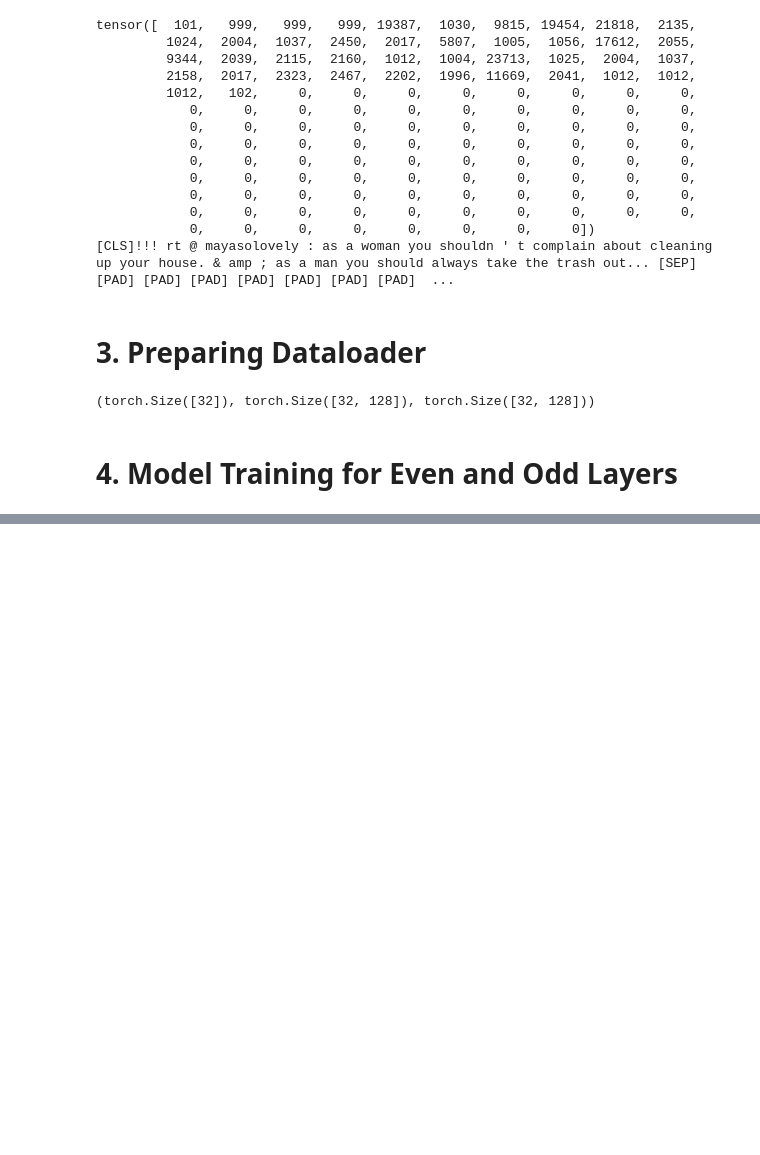
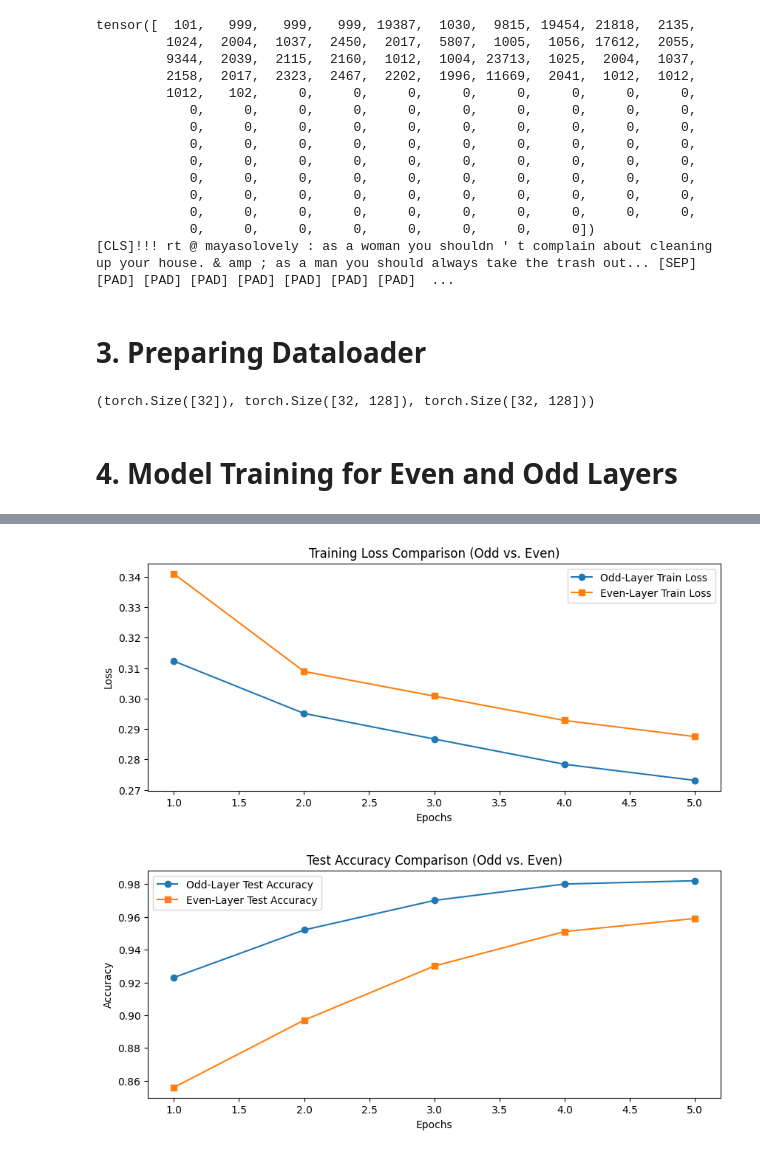
Before and after one commit to phuepwint-thwe/NLP_A7, a Jupyter notebook: A7.ipynb, the cells around one changed output, grey strips where cells are left out. Drawn from its saved outputs; the diff is of its cells as text; code cells hidden in the pictures; blank space fills up the shorter version.

Commit message:
even and odd student model

```diff
--- a/A7.ipynb
+++ b/A7.ipynb
@@ -162,0 +444,27 @@ batch['labels'].shape, batch['input_ids'].shape, batch['attention_mask'].shape
+# %%
+import matplotlib.pyplot as plt
+
+epochs = list(range(1, 6))
+
+# Loss Trend
+plt.figure(figsize=(10,4))
+plt.plot(epochs, [0.3123, 0.2951, 0.2867, 0.2784, 0.2731], label="Odd-Layer Train Loss", marker="o")
+plt.plot(epochs, [0.3410, 0.3089, 0.3008, 0.2928, 0.2875], label="Even-Layer Train Loss", marker="s")
+plt.xlabel("Epochs")
+plt.ylabel("Loss")
+plt.title("Training Loss Comparison (Odd vs. Even)")
+plt.legend()
+plt.show()
+
+# Accuracy Trend
+plt.figure(figsize=(10,4))
+plt.plot(epochs, [0.9230, 0.9520, 0.9700, 0.9800, 0.9820], label="Odd-Layer Test Accuracy", marker="o")
+plt.plot(epochs, [0.8560, 0.8970, 0.9300, 0.9510, 0.9590], label="Even-Layer Test Accuracy", marker="s")
+plt.xlabel("Epochs")
+plt.ylabel("Accuracy")
+plt.title("Test Accuracy Comparison (Odd vs. Even)")
+plt.legend()
+plt.show()
+# %% [output]
+[figure, added]
+[figure, added]
```
Also changed, not shown: parts of 16 cells of this notebook, 1 other file.
